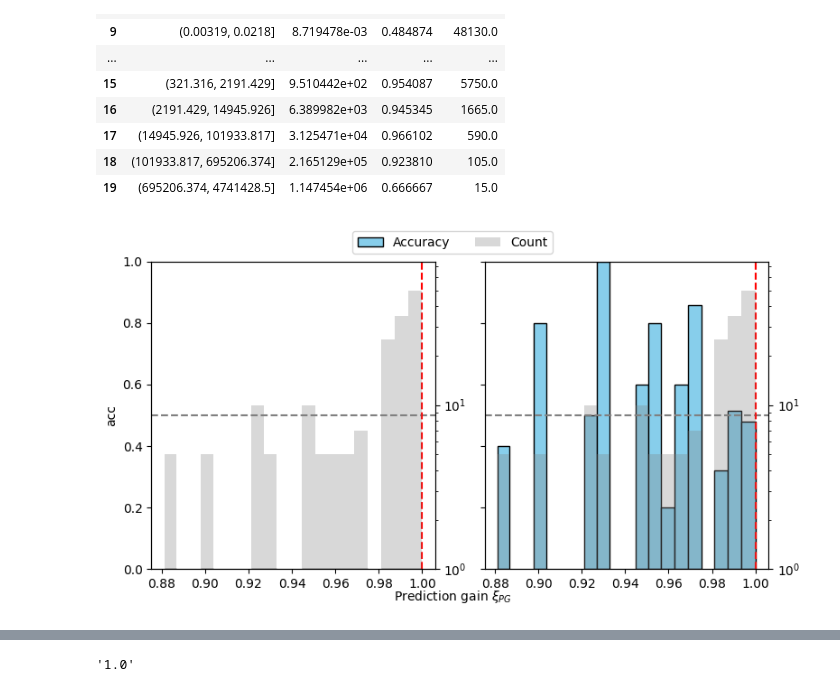
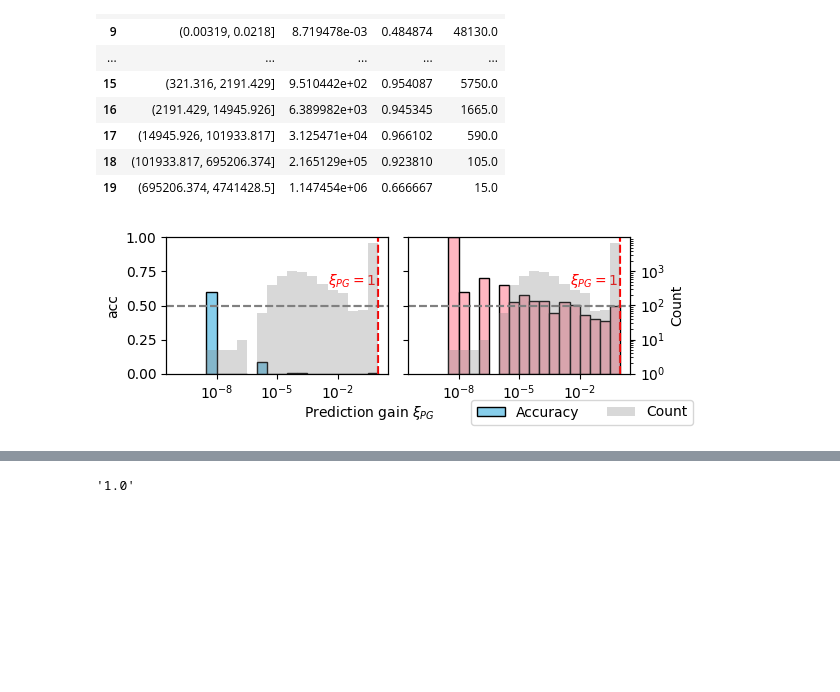
Before and after one commit to loris3/ceelm, a Jupyter notebook: validation.ipynb, the cells around one changed output, grey strips where cells are left out. Drawn from its saved outputs; the diff is of its cells as text; code cells hidden in the pictures; blank space fills up the shorter version.

```diff
--- a/validation.ipynb
+++ b/validation.ipynb
@@ -516,7 +516,7 @@ import numpy as np
 import pandas as pd
 import matplotlib.pyplot as plt
 from sklearn.metrics import accuracy_score
-
+primary_colors = ["skyblue", "lightpink"]
 def acc_bins_plot_dual(rr, x_cols, subset_filter=None, bins=20,
                        filename="./figures/acc_bins_plot_dual_sideby.pdf",
                        caption="Acc Bin Diagram Dual Side-by-Side"):
@@ -524,7 +524,7 @@ def acc_bins_plot_dual(rr, x_cols, subset_filter=None, bins=20,
         raise ValueError("x_cols must be a list of exactly 2 column names")
 
     # 1 row, 2 columns, wider figure
-    fig, axes = plt.subplots(1, 2, figsize=(8, 4), sharey=True)
+    fig, axes = plt.subplots(1, 2, figsize=(6, 2), sharey=True)
     fig.subplots_adjust(wspace=0.3, top=0.85)  # leave space for legend
 
     all_handles, all_labels = [], []
@@ -567,7 +567,7 @@ def acc_bins_plot_dual(rr, x_cols, subset_filter=None, bins=20,
             width=bin_widths,
             align="edge",
             edgecolor="black",
-            color="skyblue",
+            color=primary_colors[i],
             label="acc"
         )
         if i == 0:
@@ -576,6 +576,11 @@ def acc_bins_plot_dual(rr, x_cols, subset_filter=None, bins=20,
         ax.axhline(0.5, color="gray", ls="--")
         ax.axvline(1, color="r", ls="--")
         ax.set_xscale("log")
+        ax.axhline(0.5, color="gray", ls="--")
+        ax.axvline(1, color="r", ls="--")
+        ax.text(0.05, 0.75, r"$\xi_{PG}=1$", ha="center", va="top",color="red")
+
+
         # ax.set_xlabel(r"Prediction gain $\xi_{PG}$")
      #   ax.set_title(x_col)
         # Secondary axis: count
@@ -583,36 +588,44 @@ def acc_bins_plot_dual(rr, x_cols, subset_filter=None, bins=20,
         h_count = ax2.bar(
             bin_left,
             binned["count"],
             width=bin_widths,
             align="edge",
             color="gray",
             alpha=0.3,
             label="Count"
         )
-        # ax2.set_ylabel("Count")
+        # Only show secondary axis ticks and label on the right subplot
+        if i == 1:
+            ax2.set_ylabel("Count")
+            ax2.tick_params(axis='y', which='both', labelcolor='black')
+        else:
+            ax2.set_yticks([])  # hide ticks
+            ax2.set_ylabel("")  # hide label
+            ax2.yaxis.set_visible(False)
+
         ax2.set_yscale("log")
         ax2.set_ylim(1, max(binned["count"].max(), 1) * 1.5)
 
         # Collect handles/labels for combined legend
         all_handles += [h_acc, h_count]
         all_handles = all_handles[0:1] + all_handles[2:3]
-        all_labels += ["Accuracy", "Count"]
+        all_labels += ["acc", "Count"]
 
     # Combined legend at top center
-    fig.legend(all_handles, all_labels, loc='upper center', ncol=4, bbox_to_anchor=(0.5, 1.05))
-    fig.text(0.5, 0.02, r"Prediction gain $\xi_{PG}$", ha='center', va='center')
+    fig.legend(all_handles, all_labels, loc='lower right', ncol=2, bbox_to_anchor=(1, -0.075))
+    fig.text(0.45, 0.02, r"Prediction gain $\xi_{PG}$", ha='center', va='center')
 
     plt.tight_layout()
     plt.savefig(filename, bbox_inches="tight")
     plt.show()
 
 acc_bins_plot_dual(
-rr.head(1000),
+rr.head(70000),
 x_cols=["validation_score_jsd", "validation_score_log_p"],
 subset_filter=lambda df: df[df["linear_coder"]==linear_coder],
 bins=20,
 filename=f"./figures/reliability_{linear_coder}_dual.pdf",
 caption=f"Reliability Diagram {linear_coder} (dual)"
 )
 # %% [output]
-[figure, old version]
+[figure, new version]
```
Also changed, not shown: parts of 7 cells of this notebook, 10 other files.
